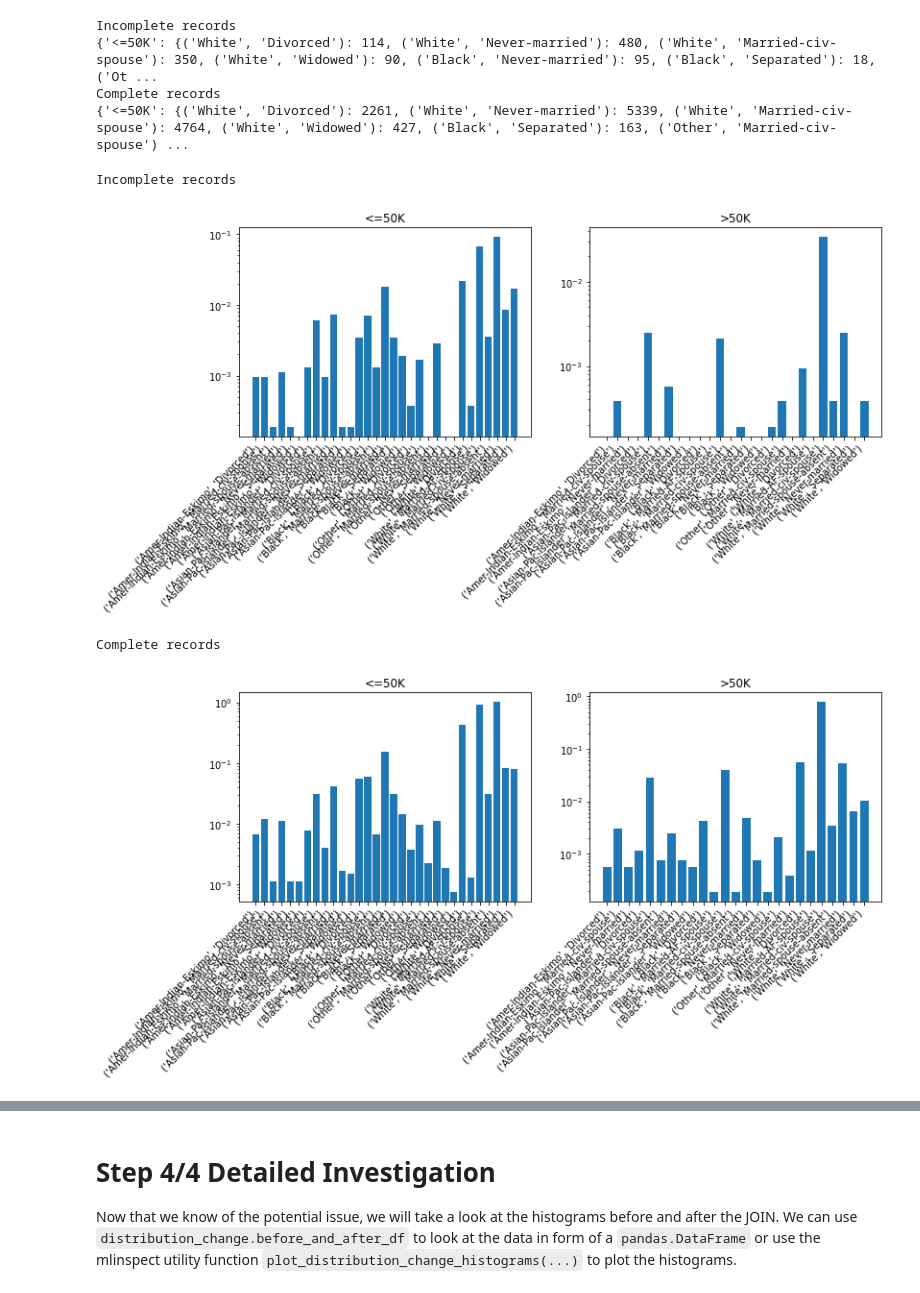
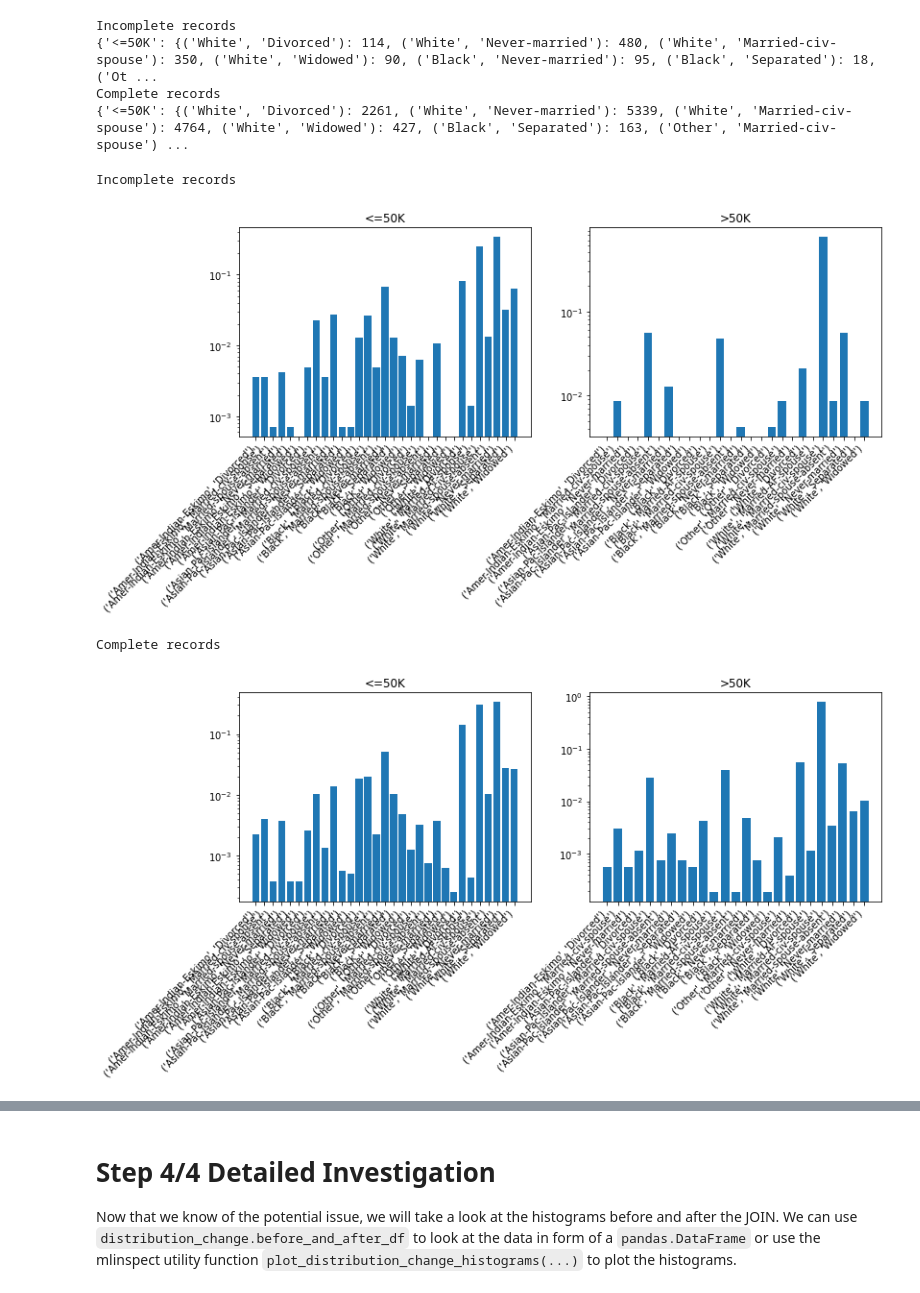
Before and after one commit to stefan-grafberger/mlinspect, a Jupyter notebook: experiments/user_interviews/example-testing-adult-pipeline.ipynb, the cells around one changed output, grey strips where cells are left out. Cells and saved outputs as stored; diff of their text form; code cells hidden in the pictures.

Commit message:
Divide by sum of values

```diff
--- a/experiments/user_interviews/example-testing-adult-pipeline.ipynb
+++ b/experiments/user_interviews/example-testing-adult-pipeline.ipynb
@@ -127,7 +127,7 @@ for index, label_with_histogram in enumerate(before.items()):
     pyplot.subplot(1, 2, index+1)
     keys = [str(key) for key in histogram.keys()] # Necessary because of null values
     values = histogram.values()
-    max_values = max(values)
+    sum_values = sum(values)
     values = [value / sum_values for value in values]
     pyplot.bar(keys, values)
     pyplot.gca().set_title(label)
@@ -136,37 +136,37 @@ for index, label_with_histogram in enumerate(before.items()):
         horizontalalignment='right',
     )
     pyplot.yscale('log')
 fig = pyplot.gcf()
 fig.set_size_inches(12, 4)
 pyplot.show()
 pyplot.close()
 
 print("Complete records")
 for index, label_with_histogram in enumerate(after.items()):
     label = label_with_histogram[0]
     histogram = label_with_histogram[1]
     histogram = collections.OrderedDict(sorted(histogram.items()))
     pyplot.subplot(1, 2, index+1)
     keys = [str(key) for key in histogram.keys()] # Necessary because of null values
     values = histogram.values()
-    max_values = max(values)
+    sum_values = sum(values)
     values = [value / sum_values for value in values]
     pyplot.bar(keys, values)
     pyplot.gca().set_title(label)
     pyplot.xticks(
         rotation=45,
         horizontalalignment='right',
     )
     pyplot.yscale('log')
 fig = pyplot.gcf()
 fig.set_size_inches(12, 4)
 pyplot.show()
 pyplot.close()
 # %% [output]
 Incomplete records
-[figure, old version]
+[figure, new version]
 Complete records
-[figure, old version]
+[figure, new version]
 # %%
 no_bias_check_result = check_results[NoBiasIntroducedFor(["race", "sex"])]
 
```
